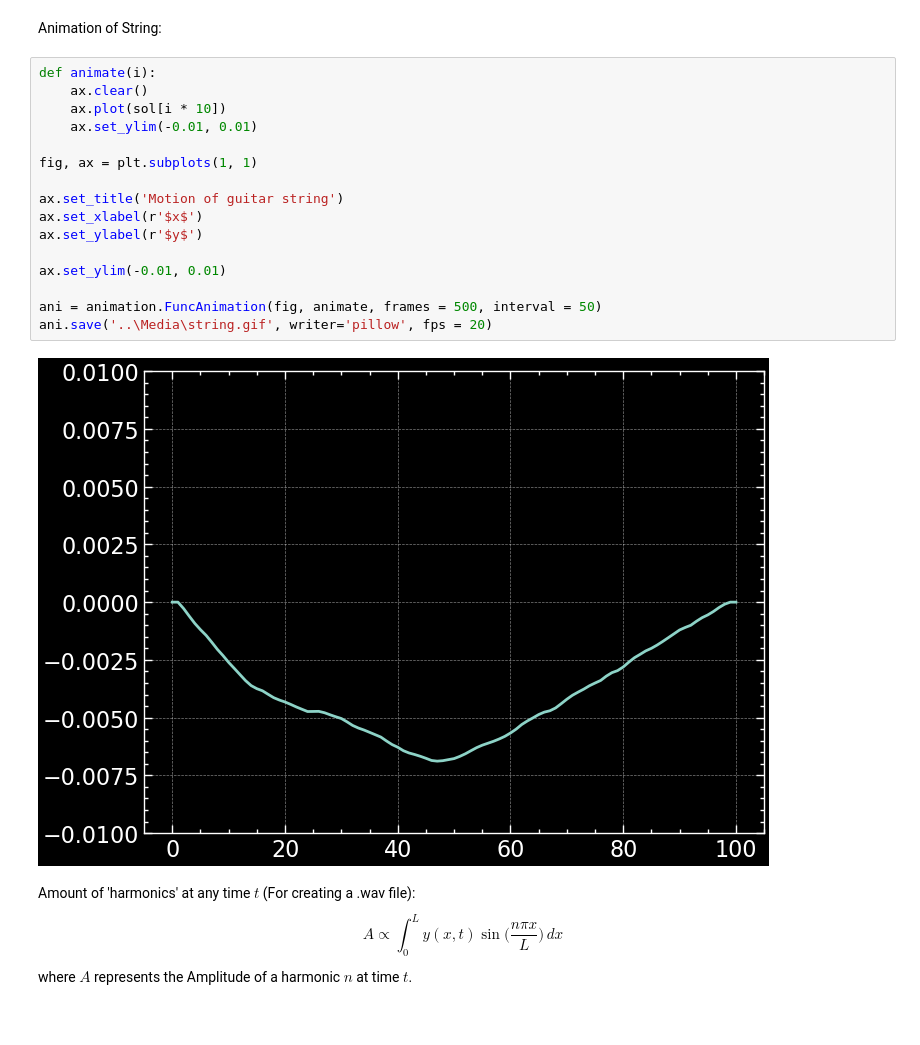
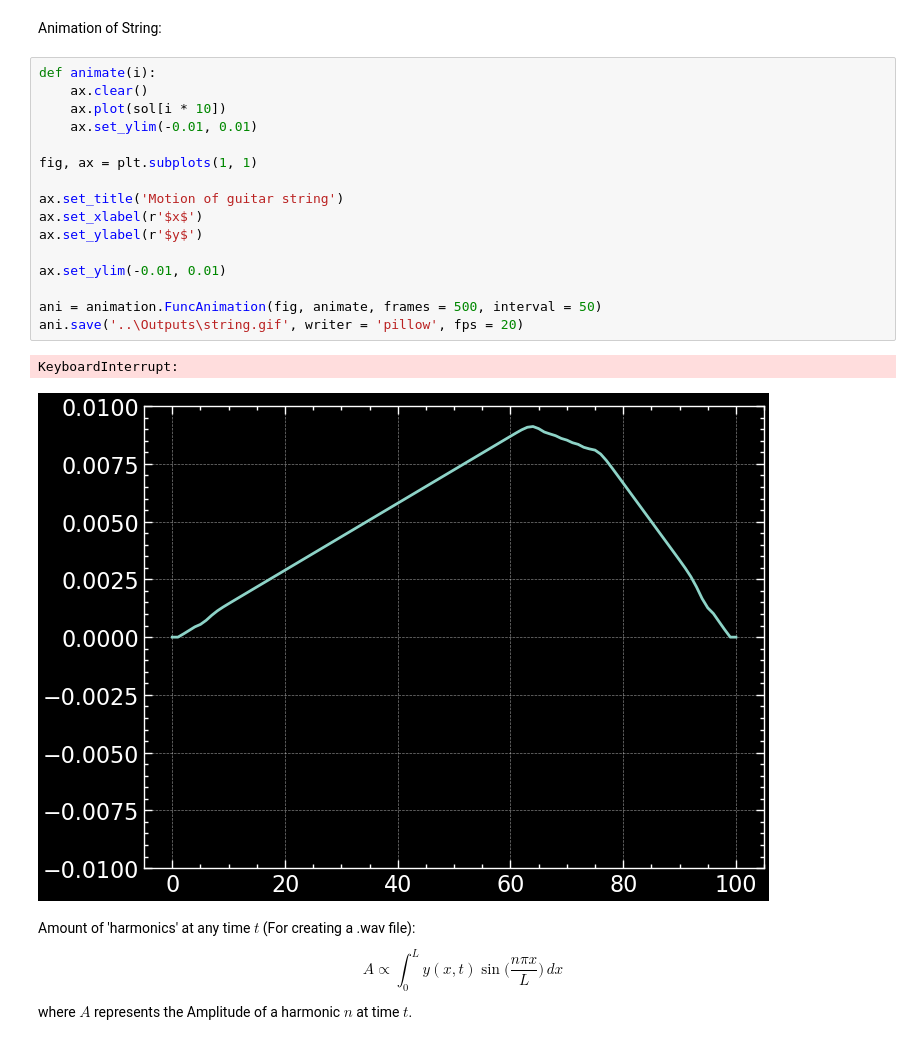
Before and after one commit to Siddhantshimpi/Siddhantshimpi, a Jupyter notebook: Physics/guitar_audio.ipynb, the cells around one changed output. Cells and saved outputs as stored; diff of their text form.

```diff
--- a/Physics/guitar_audio.ipynb
+++ b/Physics/guitar_audio.ipynb
@@ -87,21 +87,22 @@ Animation of String:
 # %%
 def animate(i):
     ax.clear()
     ax.plot(sol[i * 10])
     ax.set_ylim(-0.01, 0.01)
 
 fig, ax = plt.subplots(1, 1)
 
 ax.set_title('Motion of guitar string')
 ax.set_xlabel(r'$x$')
 ax.set_ylabel(r'$y$')
 
 ax.set_ylim(-0.01, 0.01)
 
 ani = animation.FuncAnimation(fig, animate, frames = 500, interval = 50)
-ani.save('..\Media\string.gif', writer='pillow', fps = 20)
+ani.save('..\Outputs\string.gif', writer = 'pillow', fps = 20)
 # %% [output]
+KeyboardInterrupt:
-[figure, old version]
+[figure, new version]
 # %% [markdown]
 Amount of 'harmonics' at any time $t$ (For creating a .wav file): $$A \propto \int_0^L y(x,t)\sin \bigg(\frac{n\pi x}L \bigg) \,dx$$ where $A$ represents the Amplitude of a harmonic $n$ at time $t$.
 # %%
```
Also changed, not shown: 33 other files.
